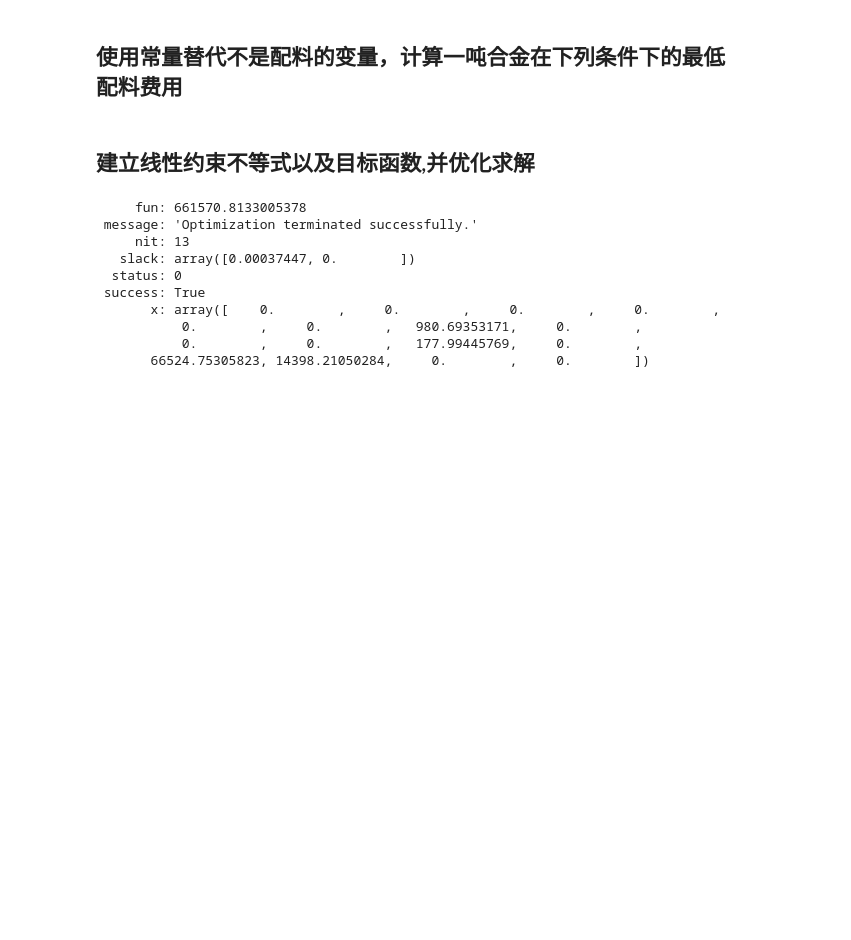
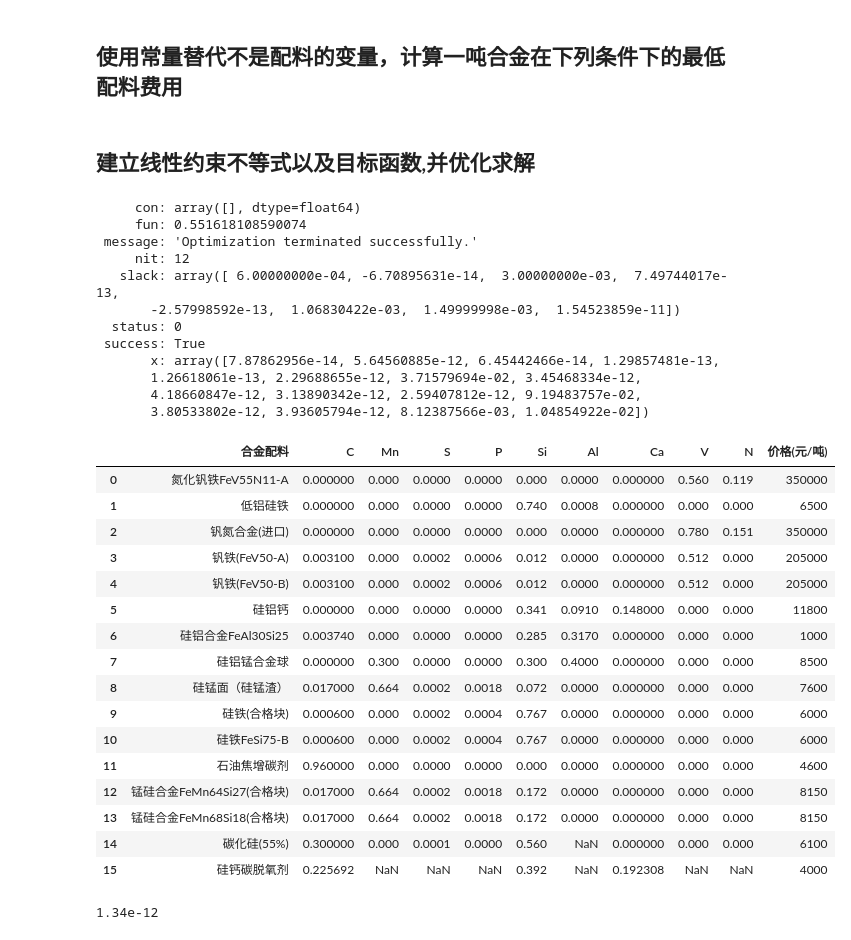
Before and after one commit to geekhch/MarthorCup, a Jupyter notebook: code/Q3.ipynb, the cells around one changed output. Saved outputs shown, nothing was run; the diff lists cells and outputs as text; code cells hidden in the pictures; blank space fills up the shorter version.

```diff
--- a/code/Q3.ipynb
+++ b/code/Q3.ipynb
@@ -171,41 +174,59 @@ init_ = [data['转炉终点C'].mean(),data['转炉终点Mn'].mean(),data['转炉
 # %% [markdown]
 ## 建立线性约束不等式以及目标函数,并优化求解
 # %%
+
 c = data2['价格(元/吨)'].values/1000 #配料价格作为目标函数系数/kg
 a = np.array([
-#     list(clf_C.coef_[7:]),list(-clf_C.coef_[7:]),list(clf_Mn.coef_[7:]),list(-clf_Mn.coef_[7:]),
-    list(clf_S.coef_[7:]),list(clf_P.coef_[7:])
-#     ,list(clf_Si.coef_[7:]),list(-clf_Si.coef_[7:])
+    list(clf_C.coef_[6:]),list(-clf_C.coef_[6:]),list(clf_Mn.coef_[6:]),list(-clf_Mn.coef_[6:]),
+    list(clf_S.coef_[6:]),list(clf_P.coef_[6:]),
+    list(clf_Si.coef_[6:]),list(-clf_Si.coef_[6:])
 ])
 b = np.array([
-#     0.0025-sum(clf_C.coef_[:7]*init_),-0.0019+sum(clf_C.coef_[:7]*init_),
-#     0.016-sum(clf_Mn.coef_[:7]*init_),-0.013+sum(clf_Mn.coef_[:7]*init_),
-    0.00045-sum(clf_S.coef_[:7]*init_),0.00045-sum(clf_P.coef_[:7]*init_),
-#     0.0065-sum(clf_Si.coef_[:7]*init_),-0.005+sum(clf_Si.coef_[:7]*init_)
+    0.0025-sum(clf_C.coef_[:6]*init_),-0.0019+sum(clf_C.coef_[:6]*init_),
+    0.016-sum(clf_Mn.coef_[:6]*init_),-0.013+sum(clf_Mn.coef_[:6]*init_),
+    0.00045-sum(clf_S.coef_[:6]*init_),0.00045-sum(clf_P.coef_[:6]*init_),
+    0.0065-sum(clf_Si.coef_[:6]*init_),-0.005+sum(clf_Si.coef_[:6]*init_)
 ])
 
-a_ = np.array([
-    list(clf_C.coef_[7:]),list(clf_Mn.coef_[7:]),
-#     list(clf_S.coef_[7:]),list(clf_P.coef_[7:])
-    list(clf_Si.coef_[7:])
-])
-b_ = np.array([
-    0.0023-sum(clf_C.coef_[:7]*init_),
-    0.0145-sum(clf_Mn.coef_[:7]*init_),
-#     0.00045-sum(clf_S.coef_[:7]*init_),
-#     0.00045-sum(clf_P.coef_[:7]*init_),
-    0.0055-sum(clf_Si.coef_[:7]*init_)
-])
-bds = [(0,None)]*len(list(clf_C.coef_[7:]))
-optimize.linprog(c,A_ub=a,b_ub=b,bounds=bds,A_eq=a_,b_eq=b_)
+#设置配料变量取值范围为0到正无穷
+bds = []
+for pl in data2['合金配料']:
+    bds.append((0,None))
+optimize.linprog(c,A_ub=a,b_ub=b,bounds=bds,method='interior-point')
 # %% [output]
-     fun: 661570.8133005378
+     con: array([], dtype=float64)
+     fun: 0.551618108590074
  message: 'Optimization terminated successfully.'
-     nit: 13
-   slack: array([0.00037447, 0.        ])
+     nit: 12
+   slack: array([ 6.00000000e-04, -6.70895631e-14,  3.00000000e-03,  7.49744017e-13,
+       -2.57998592e-13,  1.06830422e-03,  1.49999998e-03,  1.54523859e-11])
   status: 0
  success: True
-       x: array([    0.        ,     0.        ,     0.        ,     0.        ,
-           0.        ,     0.        ,   980.69353171,     0.        ,
-           0.        ,     0.        ,   177.99445769,     0.        ,
-       66524.75305823, 14398.21050284,     0.        ,     0.        ])
+       x: array([7.87862956e-14, 5.64560885e-12, 6.45442466e-14, 1.29857481e-13,
+       1.26618061e-13, 2.29688655e-12, 3.71579694e-02, 3.45468334e-12,
+       4.18660847e-12, 3.13890342e-12, 2.59407812e-12, 9.19483757e-02,
+       3.80533802e-12, 3.93605794e-12, 8.12387566e-03, 1.04854922e-02])
+# %%
+data2
+# %% [output]
+|  | 合金配料 | C | Mn | S | P | Si | Al | Ca | V | N | 价格(元/吨) |
+| 0 | 氮化钒铁FeV55N11-A | 0.000000 | 0.000 | 0.0000 | 0.0000 | 0.000 | 0.0000 | 0.000000 | 0.560 | 0.119 | 350000 |
+| 1 | 低铝硅铁 | 0.000000 | 0.000 | 0.0000 | 0.0000 | 0.740 | 0.0008 | 0.000000 | 0.000 | 0.000 | 6500 |
+| 2 | 钒氮合金(进口) | 0.000000 | 0.000 | 0.0000 | 0.0000 | 0.000 | 0.0000 | 0.000000 | 0.780 | 0.151 | 350000 |
+| 3 | 钒铁(FeV50-A) | 0.003100 | 0.000 | 0.0002 | 0.0006 | 0.012 | 0.0000 | 0.000000 | 0.512 | 0.000 | 205000 |
+| 4 | 钒铁(FeV50-B) | 0.003100 | 0.000 | 0.0002 | 0.0006 | 0.012 | 0.0000 | 0.000000 | 0.512 | 0.000 | 205000 |
+| 5 | 硅铝钙 | 0.000000 | 0.000 | 0.0000 | 0.0000 | 0.341 | 0.0910 | 0.148000 | 0.000 | 0.000 | 11800 |
+| 6 | 硅铝合金FeAl30Si25 | 0.003740 | 0.000 | 0.0000 | 0.0000 | 0.285 | 0.3170 | 0.000000 | 0.000 | 0.000 | 1000 |
+| 7 | 硅铝锰合金球 | 0.000000 | 0.300 | 0.0000 | 0.0000 | 0.300 | 0.4000 | 0.000000 | 0.000 | 0.000 | 8500 |
+| 8 | 硅锰面（硅锰渣） | 0.017000 | 0.664 | 0.0002 | 0.0018 | 0.072 | 0.0000 | 0.000000 | 0.000 | 0.000 | 7600 |
+| 9 | 硅铁(合格块) | 0.000600 | 0.000 | 0.0002 | 0.0004 | 0.767 | 0.0000 | 0.000000 | 0.000 | 0.000 | 6000 |
+| 10 | 硅铁FeSi75-B | 0.000600 | 0.000 | 0.0002 | 0.0004 | 0.767 | 0.0000 | 0.000000 | 0.000 | 0.000 | 6000 |
+| 11 | 石油焦增碳剂 | 0.960000 | 0.000 | 0.0000 | 0.0000 | 0.000 | 0.0000 | 0.000000 | 0.000 | 0.000 | 4600 |
+| 12 | 锰硅合金FeMn64Si27(合格块) | 0.017000 | 0.664 | 0.0002 | 0.0018 | 0.172 | 0.0000 | 0.000000 | 0.000 | 0.000 | 8150 |
+| 13 | 锰硅合金FeMn68Si18(合格块) | 0.017000 | 0.664 | 0.0002 | 0.0018 | 0.172 | 0.0000 | 0.000000 | 0.000 | 0.000 | 8150 |
+| 14 | 碳化硅(55%) | 0.300000 | 0.000 | 0.0001 | 0.0000 | 0.560 | NaN | 0.000000 | 0.000 | 0.000 | 6100 |
+| 15 | 硅钙碳脱氧剂 | 0.225692 | NaN | NaN | NaN | 0.392 | NaN | 0.192308 | NaN | NaN | 4000 |
+# %%
+0.000134/100000000
+# %% [output]
+1.34e-12
```
Also changed, not shown: parts of 16 cells of this notebook, 19 other files.
